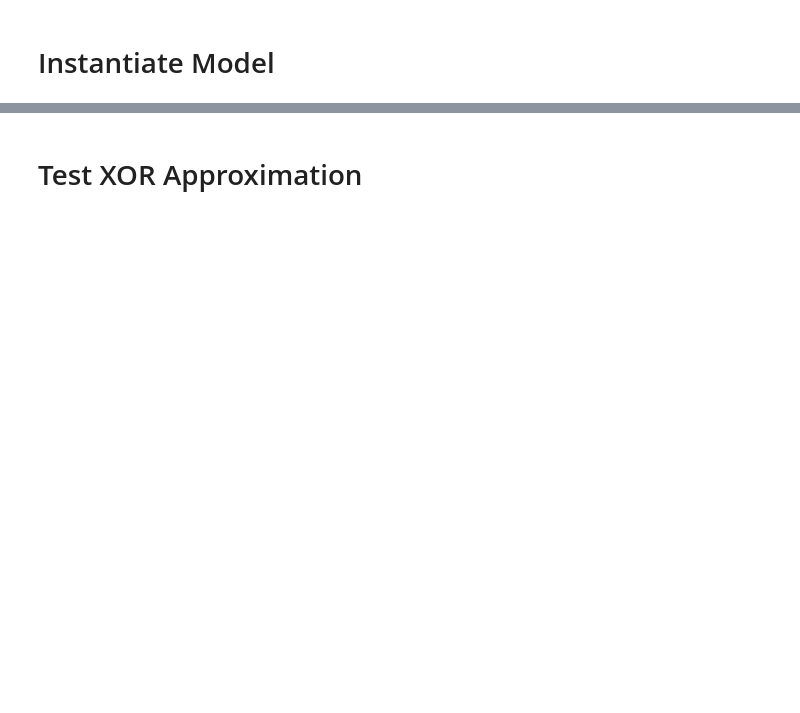
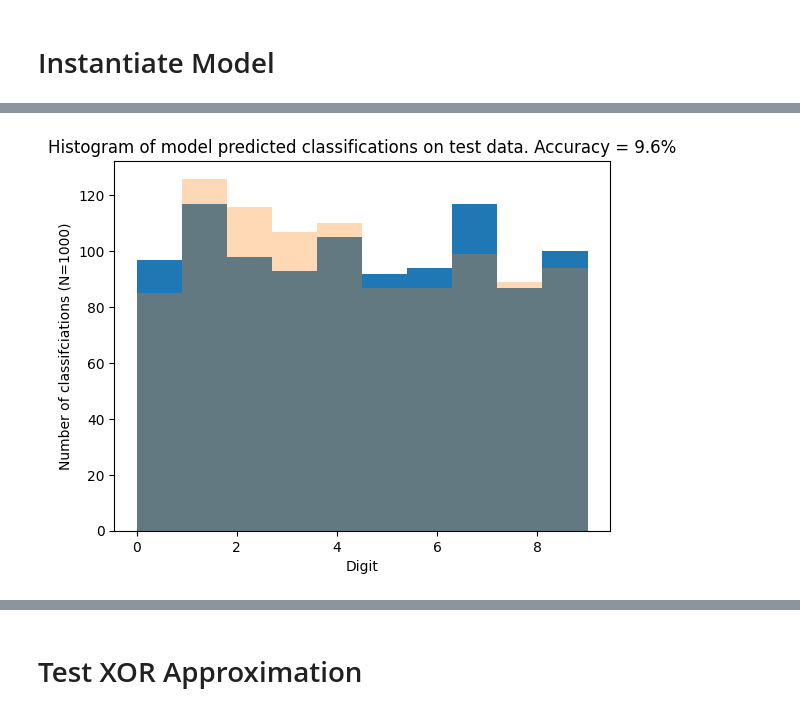
Before and after one commit to Fritz17236/untitled, a Jupyter notebook: mnist/mnist.ipynb, the cells around one changed output, grey strips where cells are left out. Cells and saved outputs as stored; diff of their text form; code cells hidden in the pictures; blank space fills up the shorter version.

```diff
--- a/mnist/mnist.ipynb
+++ b/mnist/mnist.ipynb
@@ -60,6 +82,13 @@ model = na.model.NonlinearRegressorModel(config)
 imgs_train, labels_train = zip(*train_data)
 imgs_train = np.asarray(imgs_train).T
 labels_train = np.asarray(labels_train).T
+
+
+imgs_test, labels_test = zip(*test_data)
+imgs_test = np.asarray(imgs_test).T
+labels_test = np.asarray(labels_test).T
+
 print(f"Loaded training data images with shape {imgs_train.shape}, and labels with shape {labels_train.shape}")
+print(f"Loaded test data images with shape {imgs_test.shape}, and labels with shape {labels_test.shape}")
 # %% [output]
 Loaded training data images with shape (784, 60000), and labels with shape (10, 60000)
@@ -92,3 +115,16 @@ plt.show()
+# %%
+probs_test = model.predict(imgs_train[:,:1000])
+preds_test = probs_test.T.argmax(axis=0)
+acc_test = sum(preds_test==labels_test.argmax(axis=0)[:1000]) / len(preds_test)
+
+plt.hist(preds_test, bins=10)
+plt.hist(labels_test.argmax(axis=0)[:1000], bins=10, alpha=0.3)
+plt.title(f"Histogram of model predicted classifications on test data. Accuracy = {100 *acc_test}%")
+plt.xlabel("Digit")
+plt.ylabel(f"Number of classifciations (N={len(preds_test)})")
+plt.show()
+# %% [output]
+[figure, added]
 # %%
 xor_thresh = 0.5
 
```
Also changed, not shown: parts of 15 cells of this notebook, 4 other files.
